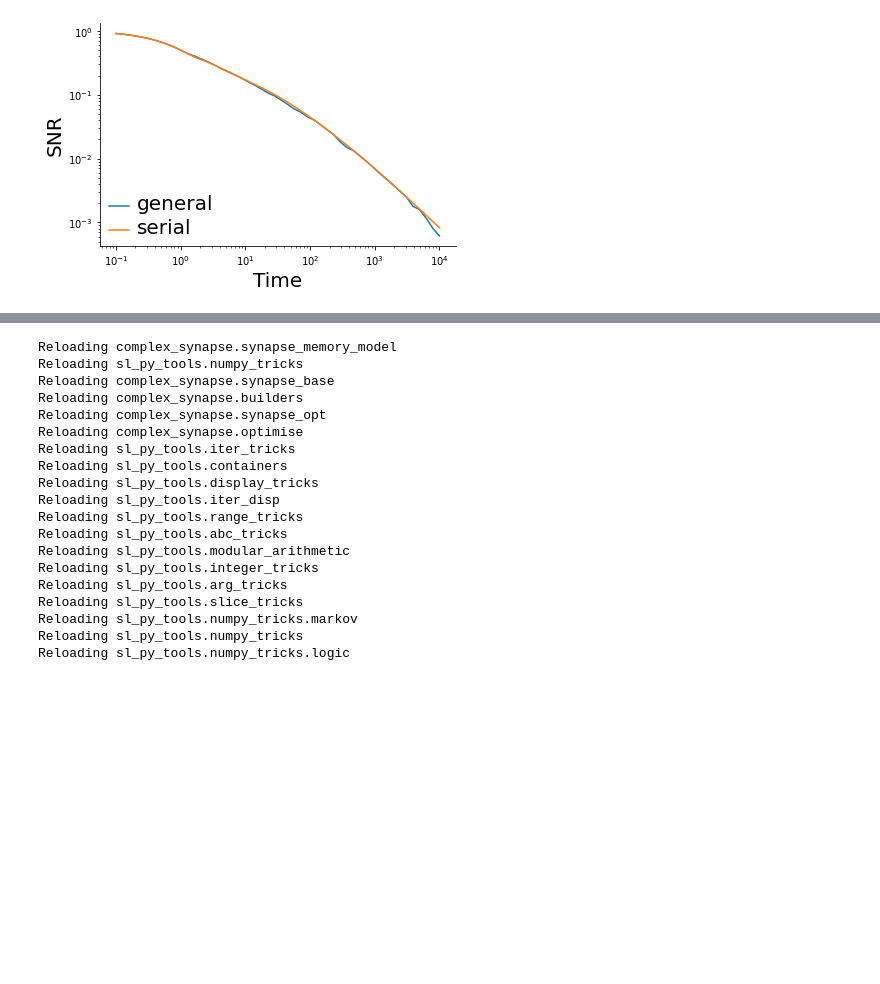
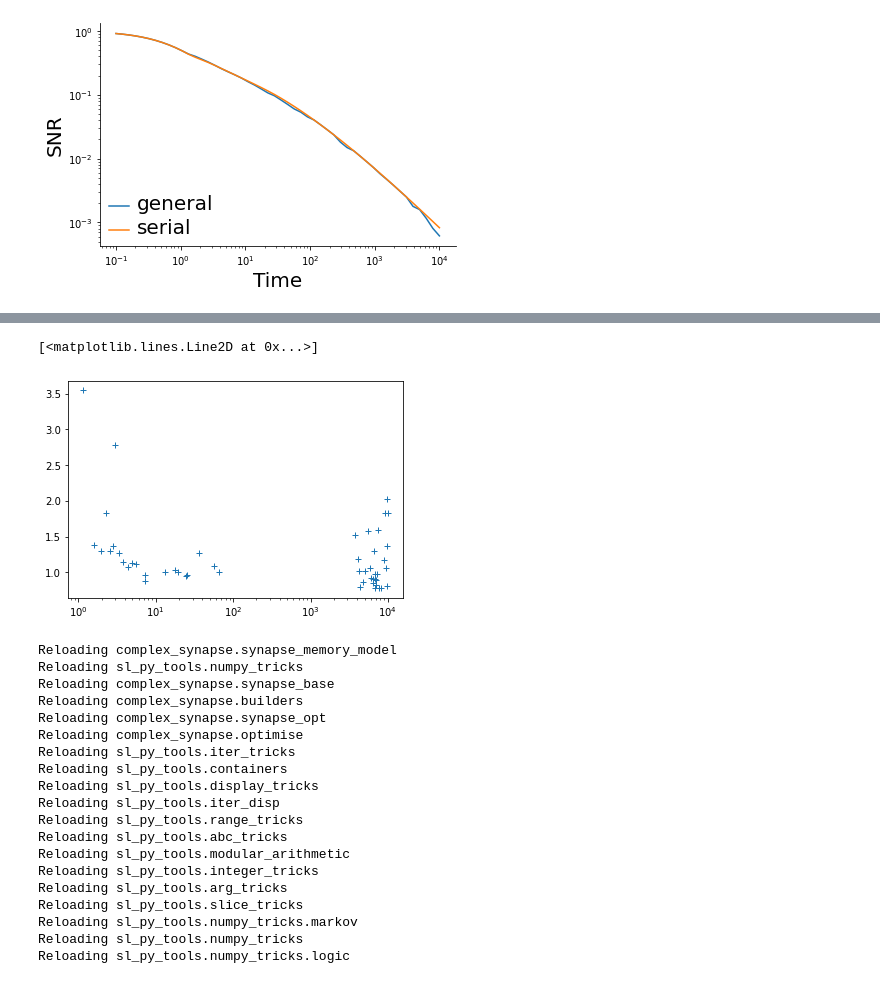
Before and after one commit to ganguli-lab/Complex_Synapse, a Jupyter notebook: Code/Python/plots.ipynb, the cells around one changed output, grey strips where cells are left out. Cells and saved outputs as stored; diff of their text form; code cells hidden in the pictures; blank space fills up the shorter version.

```diff
--- a/Code/Python/plots.ipynb
+++ b/Code/Python/plots.ipynb
@@ -58,3 +65,15 @@ KeyboardInterrupt:
+# %%
+saved = np.load('optim.npz', allow_pickle=True)
+s = saved['s']
+envelope_gen = saved['envelope_gen']
+envelope_srl = saved['envelope_srl']
+senvelope_gen = saved['senvelope_gen']
+models_gen = saved['models_gen']
+models_srl = saved['models_srl']
+smodels_gen = saved['smodels_gen']
+options = saved['options'][()]
+nst = saved['nst']
+saved.close()
 # %%
-rconds = cs.optimise.check_rcond_range(s, models_gen, serial=False)
+rconds = cs.optimise.check_rcond_range(s, smodels_gen, serial=False)
 rconds
@@ -63,3 +100,8 @@ s * envelope_gen
+# %%
+plt.semilogx(1 / rconds, senvelope_gen/envelope_gen, '+')
+# %% [output]
+[<matplotlib.lines.Line2D at 0x...>]
+[figure, added]
 # %%
 cs.optimise.reoptim_laplace_range([0, 9], s, models_gen, envelope_gen, serial=False, **options)
 # %%
```
Also changed, not shown: parts of 7 cells of this notebook, 4 other files.
